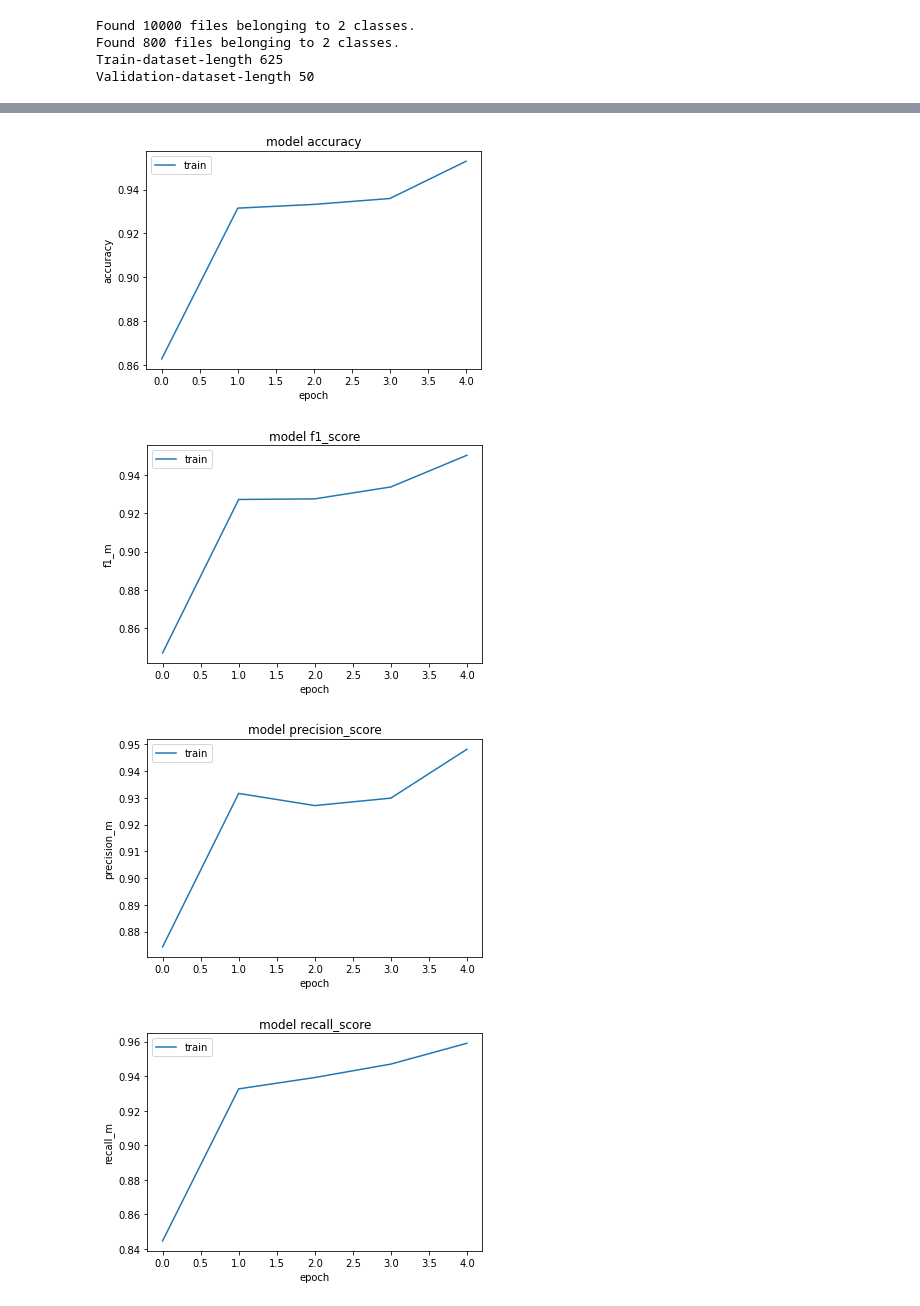
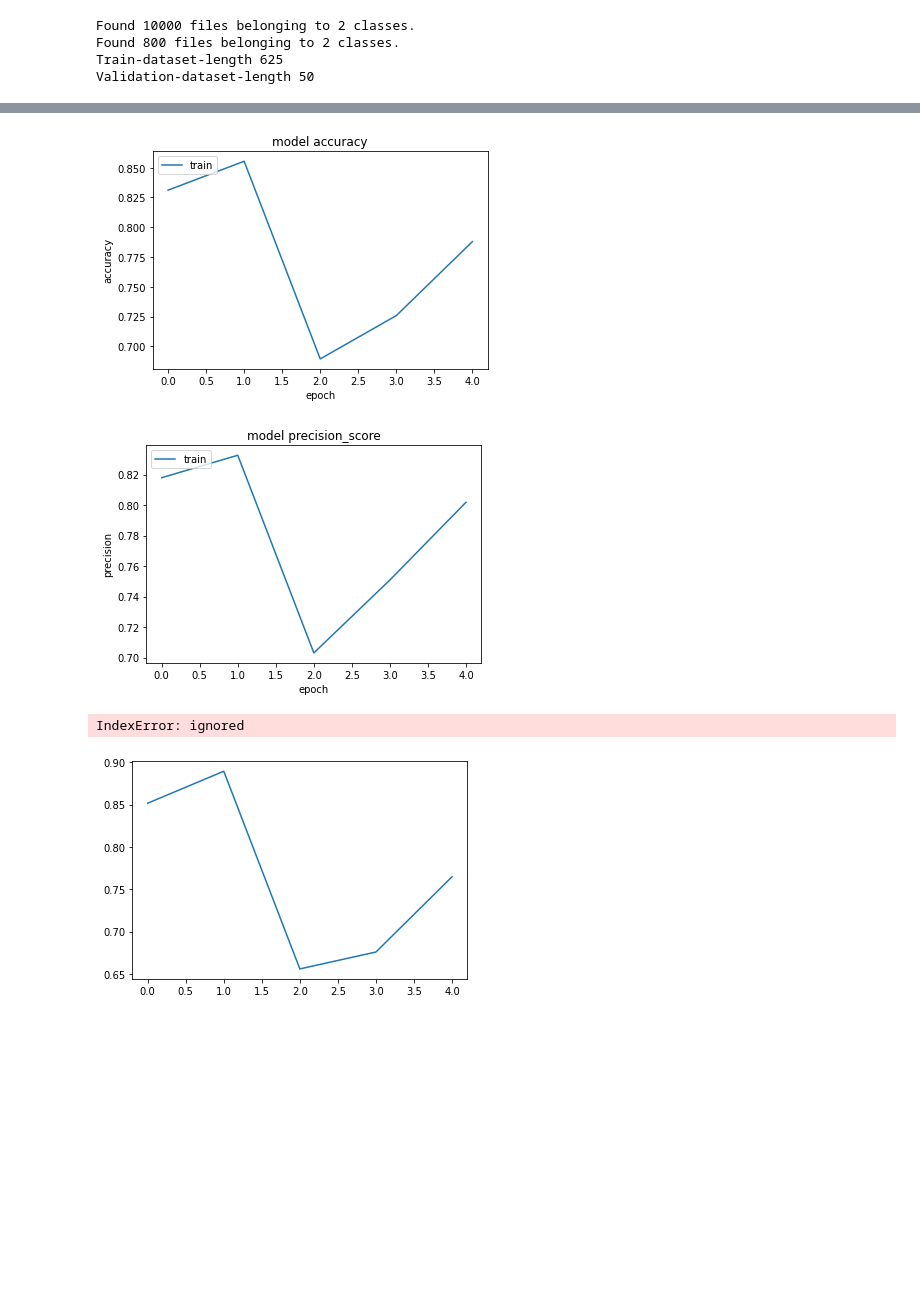
Before and after one commit to vipul43/Face_Mask_Detection, a Jupyter notebook: model.ipynb, the cells around one changed output, grey strips where cells are left out. Saved outputs shown, nothing was run; the diff lists cells and outputs as text; code cells hidden in the pictures; blank space fills up the shorter version.

```diff
--- a/model.ipynb
+++ b/model.ipynb
@@ -146,6 +146,7 @@ class MModel:
     self.train_history = []
     self.val_history = []
     self.test_history = []
+
 
   def get_model(self):
     inputs = tf.keras.Input(shape=self.input_shape)  #input layer
@@ -186,7 +187,7 @@ class MModel:
     plot_model(model, to_file='main_model_V040301.png') #convention for the model plot: main_model_VddMMXX where XX is the model number
     return model
 
-  def compile(self, optimizer="adam", loss="binary_crossentropy", metrics=['acc', f1_m, precision_m, recall_m]):
+  def compile(self, optimizer="adam", loss="binary_crossentropy", metrics=['acc', tf.keras.metrics.Precision(), tf.keras.metrics.Recall()]):
     self.model.compile(optimizer=optimizer, loss=loss, metrics=metrics)
 
   def train(self, train_dataset, epochs=1):
@@ -221,47 +222,34 @@ class MModel:
     plt.show()
 
   def plot_f1_per_epoch(self):
-    plt.plot(self.train_history.history['f1_m'])
+    plt.plot(self.train_history.history['f1'])
     plt.plot(self.val_history[2])
     plt.title('model f1_score')
-    plt.ylabel('f1_m')
+    plt.ylabel('f1')
     plt.xlabel('epoch')
     plt.legend(['train'], loc='upper left')
     plt.show()
 
   def plot_precision_per_epoch(self):
-    plt.plot(self.train_history.history['precision_m'])
+    plt.plot(self.train_history.history['precision'])
     plt.plot(self.val_history[3])
     plt.title('model precision_score')
-    plt.ylabel('precision_m')
+    plt.ylabel('precision')
     plt.xlabel('epoch')
     plt.legend(['train'], loc='upper left')
     plt.show()
 
   def plot_recall_per_epoch(self):
-    plt.plot(self.train_history.history['recall_m'])
+    plt.plot(self.train_history.history['recall'])
     plt.plot(self.val_history[4])
     plt.title('model recall_score')
-    plt.ylabel('recall_m')
+    plt.ylabel('recall')
     plt.xlabel('epoch')
     plt.legend(['train'], loc='upper left')
     plt.show()
 
-  def write_model_to_file(self, filename):
-    model_json = self.model.to_json()
-    with open(filename, "w") as json_file:
-      json_file.write(model_json)
-
-  def read_model_from_file(self, filename):
-    json_file = open(filename, "r")
-    self.model = model_from_json(json_file.read())
-    json_file.close()
-
-  def write_weights_to_file(self, filename):
-    self.model.save_weights(filename)
-
-  def read_weights_from_file(self, file_path):
-    self.model.load_weights(file_path)
+  def write_model_with_weights_to_file(self, filepath):
+    self.model.save(filepath)
 # %%
 # Creating instance of MModel Class
 
@@ -353,7 +341,7 @@ Prediction 0
 
 mmodel.plot_loss_per_epoch()
 mmodel.plot_accuracy_per_epoch()
-mmodel.plot_f1_per_epoch()
+# mmodel.plot_f1_per_epoch()
 mmodel.plot_precision_per_epoch()
-mmodel.plot_recall_per_epoch()
+# mmodel.plot_recall_per_epoch()
 # %% [output]
@@ -361,7 +349,7 @@ mmodel.plot_recall_per_epoch()
-[figure, old version]
+[figure, new version]
-[figure, old version]
+[figure, new version]
+IndexError: ignored
-[figure, old version]
+[figure, new version]
-[figure, removed]
 # %%
 # saving model to file
 
```
Also changed, not shown: parts of 7 cells of this notebook.
